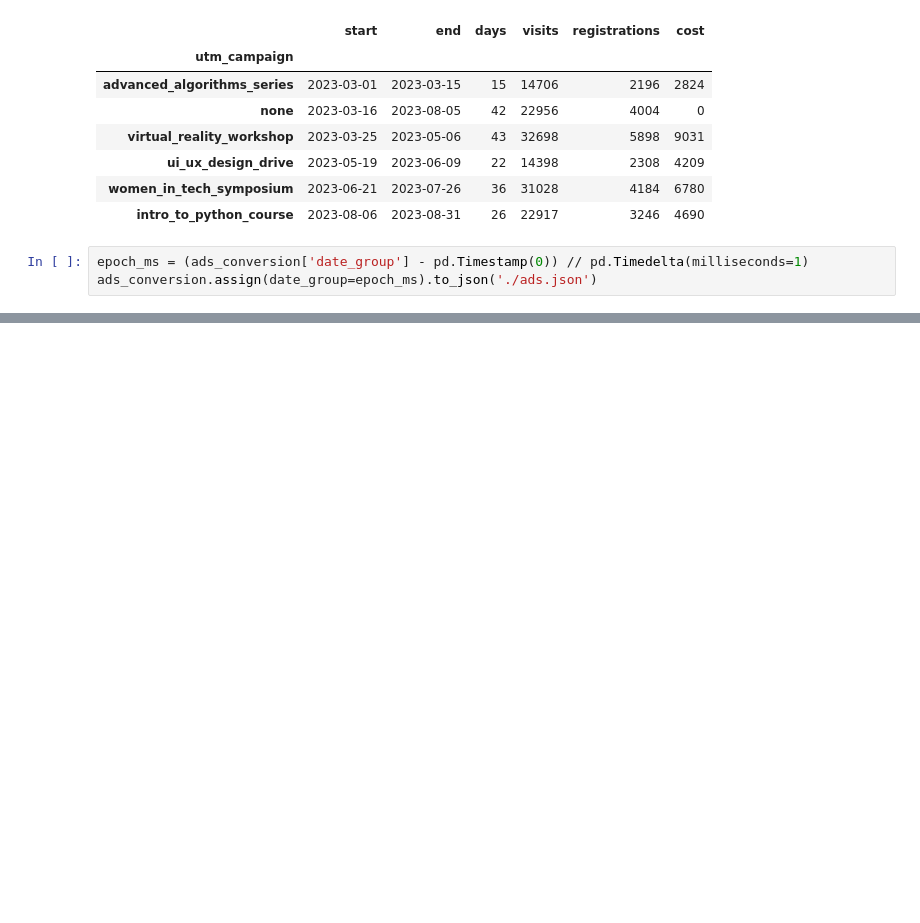
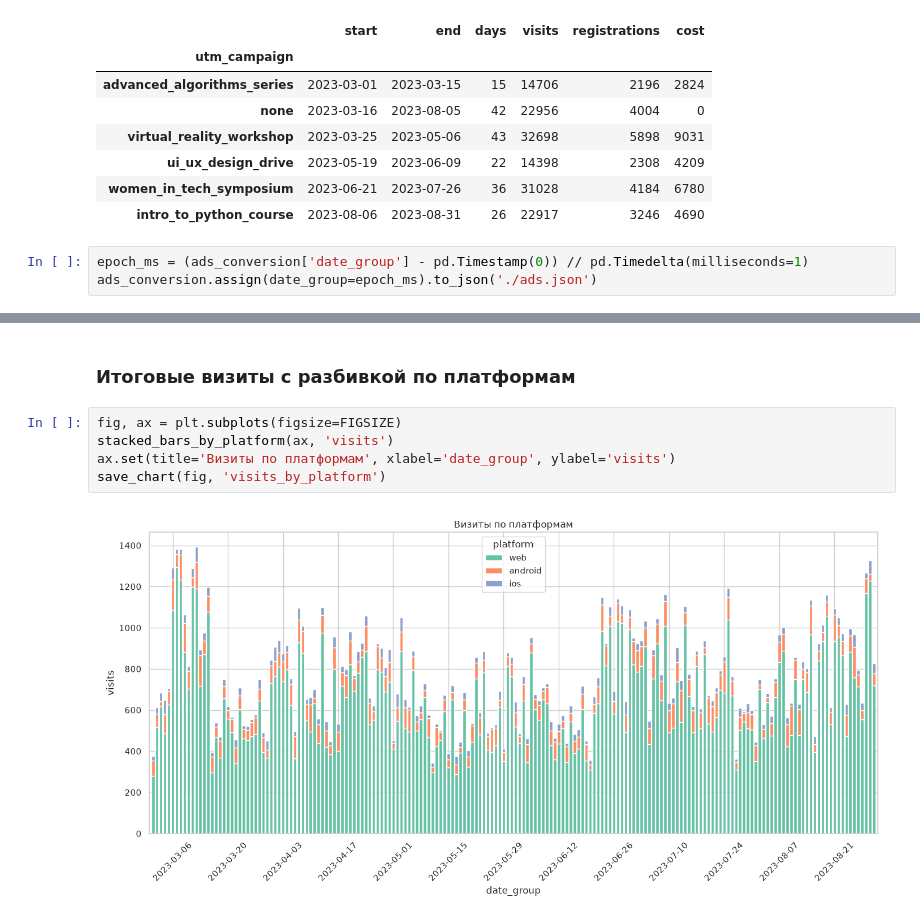
Before and after one commit to arnautovd/bi-analyst-project-100, a Jupyter notebook: analytics.ipynb, the cells around one changed output, grey strips where cells are left out. Cells and saved outputs as stored; diff of their text form; blank space fills up the shorter version.

```diff
--- a/analytics.ipynb
+++ b/analytics.ipynb
@@ -311,0 +399,9 @@ ads_conversion.assign(date_group=epoch_ms).to_json('./ads.json')
+# %% [markdown]
+### Итоговые визиты с разбивкой по платформам
+# %%
+fig, ax = plt.subplots(figsize=FIGSIZE)
+stacked_bars_by_platform(ax, 'visits')
+ax.set(title='Визиты по платформам', xlabel='date_group', ylabel='visits')
+save_chart(fig, 'visits_by_platform')
+# %% [output]
+[figure, added]
```
Also changed, not shown: parts of 18 cells of this notebook, 10 other files.
